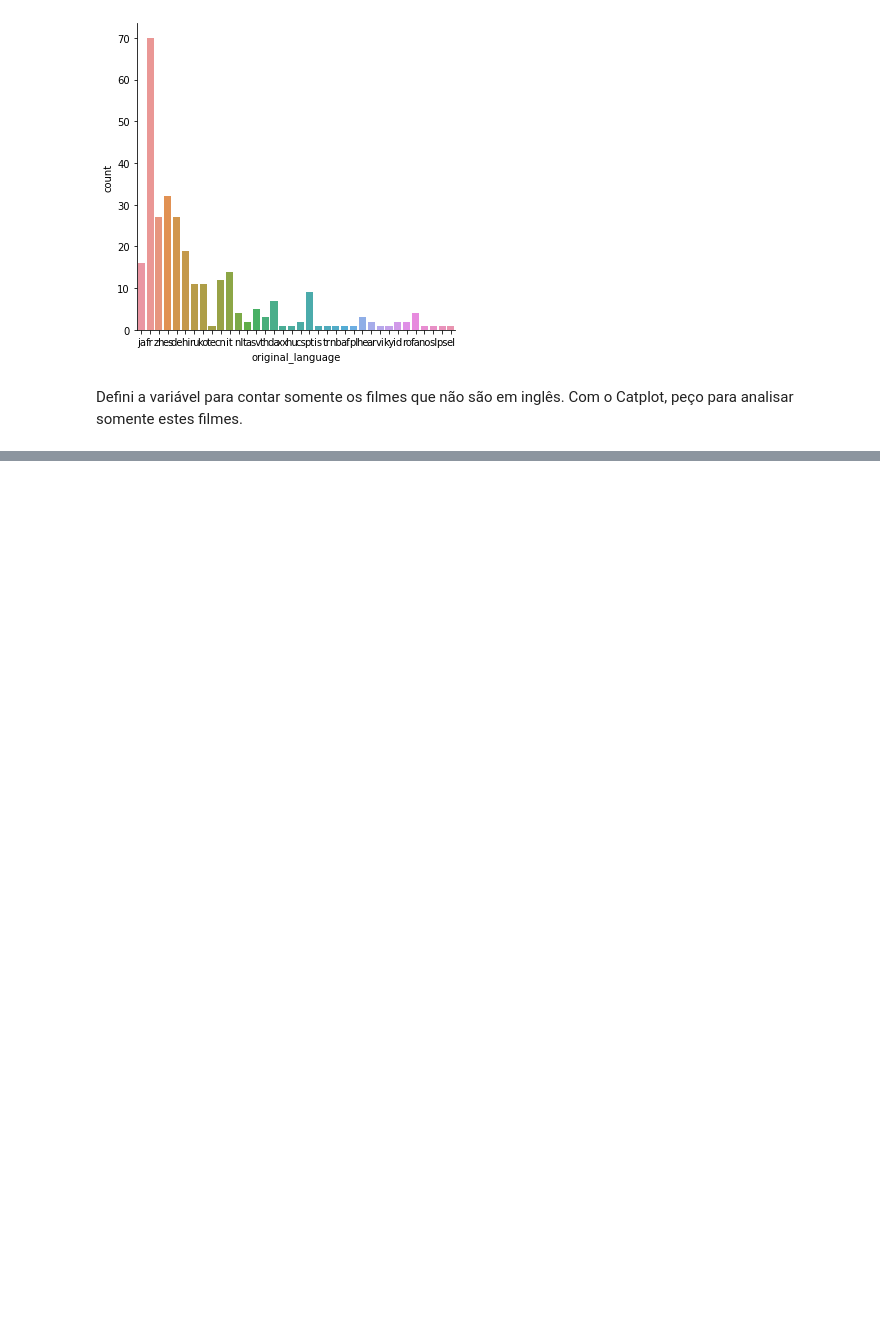
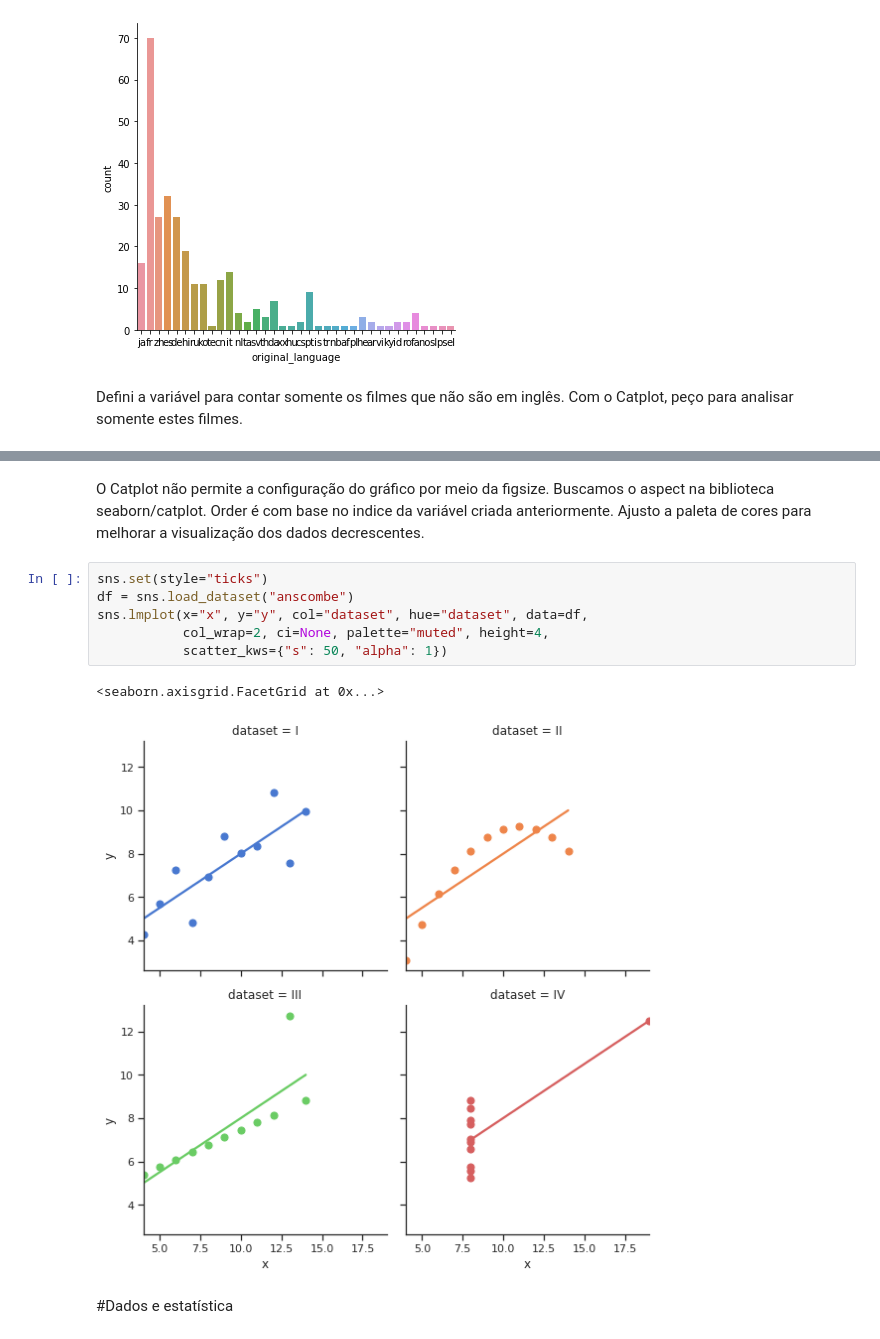
Before and after one commit to KerliS9/Cientista-de-dados, a Jupyter notebook: Introdução_à_Data_Science.ipynb, the cells around one changed output, grey strips where cells are left out. Saved outputs shown, nothing was run; the diff lists cells and outputs as text; blank space fills up the shorter version.

```diff
--- a/Introdução_à_Data_Science.ipynb
+++ b/Introdução_à_Data_Science.ipynb
@@ -459,0 +473,16 @@ Com o Catplot, peço para analisar somente estes filmes.
+# %% [markdown]
+O Catplot não permite a configuração do gráfico por meio da figsize.
+Buscamos o aspect na biblioteca seaborn/catplot.
+Order é com base no indice da variável criada anteriormente.
+Ajusto a paleta de cores para melhorar a visualização dos dados decrescentes.
+# %%
+sns.set(style="ticks")
+df = sns.load_dataset("anscombe")
+sns.lmplot(x="x", y="y", col="dataset", hue="dataset", data=df,
+           col_wrap=2, ci=None, palette="muted", height=4,
+           scatter_kws={"s": 50, "alpha": 1})
+# %% [output]
+<seaborn.axisgrid.FacetGrid at 0x...>
+[figure, added]
+# %% [markdown]
+#Dados e estatística
```
Also changed, not shown: parts of 3 cells of this notebook.
